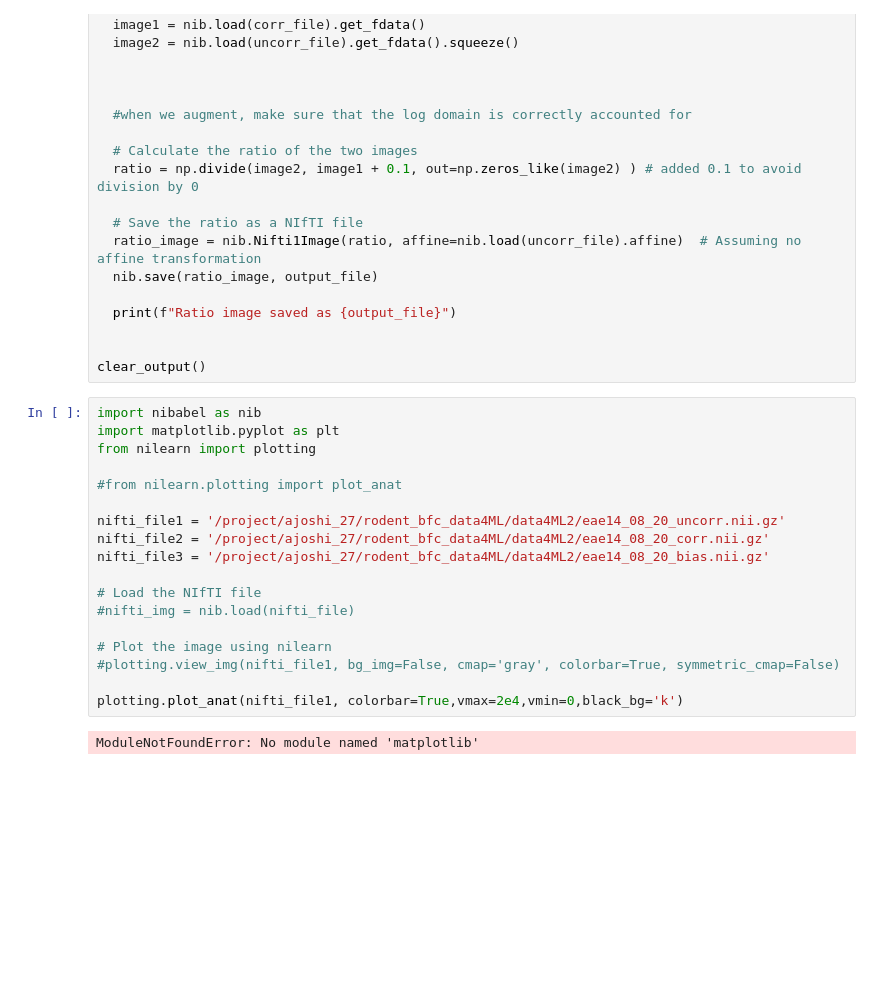
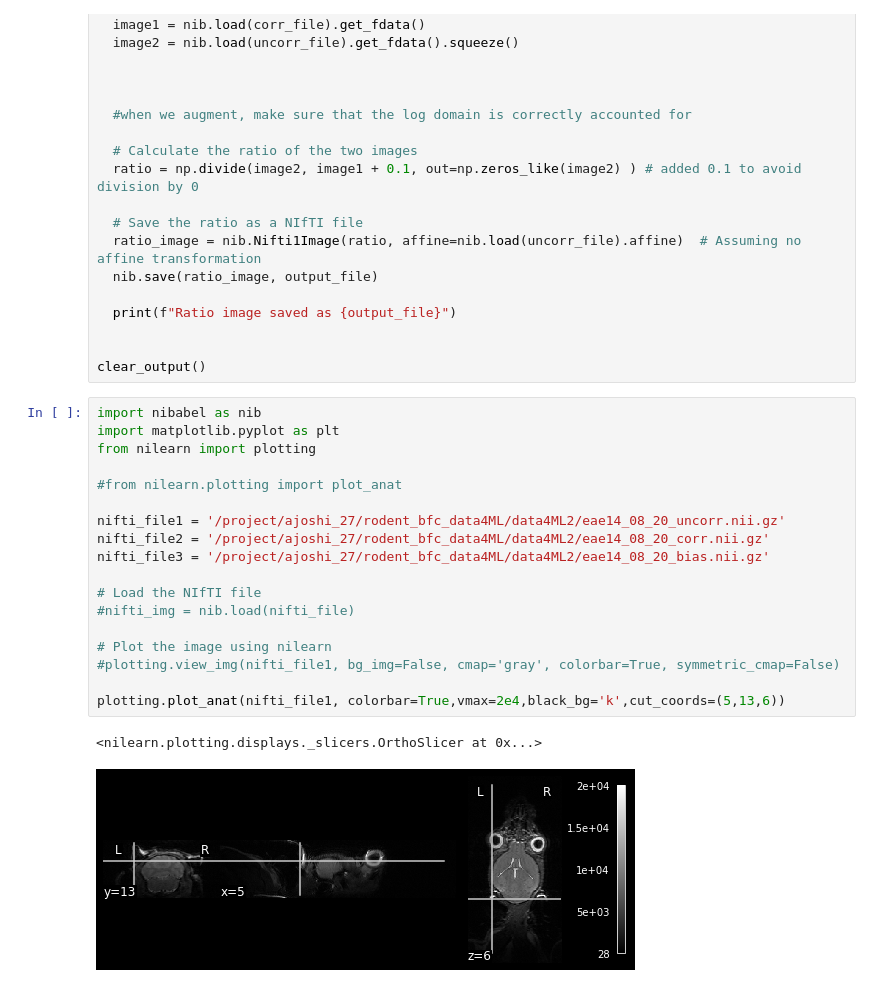
Before and after one commit to MouseSuite/rodbfc, a Jupyter notebook: main_training.ipynb, the cells around one changed output. Cells and saved outputs as stored; diff of their text form; blank space fills up the shorter version.

```diff
--- a/main_training.ipynb
+++ b/main_training.ipynb
@@ -47,21 +47,22 @@ clear_output()
 # %%
 import nibabel as nib
 import matplotlib.pyplot as plt
 from nilearn import plotting
 
 #from nilearn.plotting import plot_anat
 
 nifti_file1 = '/project/ajoshi_27/rodent_bfc_data4ML/data4ML2/eae14_08_20_uncorr.nii.gz'
 nifti_file2 = '/project/ajoshi_27/rodent_bfc_data4ML/data4ML2/eae14_08_20_corr.nii.gz'
 nifti_file3 = '/project/ajoshi_27/rodent_bfc_data4ML/data4ML2/eae14_08_20_bias.nii.gz'
 
 # Load the NIfTI file
 #nifti_img = nib.load(nifti_file)
 
 # Plot the image using nilearn
 #plotting.view_img(nifti_file1, bg_img=False, cmap='gray', colorbar=True, symmetric_cmap=False)
 
-plotting.plot_anat(nifti_file1, colorbar=True,vmax=2e4,vmin=0,black_bg='k')
+plotting.plot_anat(nifti_file1, colorbar=True,vmax=2e4,black_bg='k',cut_coords=(5,13,6))
 # %% [output]
-ModuleNotFoundError: No module named 'matplotlib'
+<nilearn.plotting.displays._slicers.OrthoSlicer at 0x...>
+[figure, added]
 # %%
```
Also changed, not shown: parts of 8 cells of this notebook, 1 other file.
